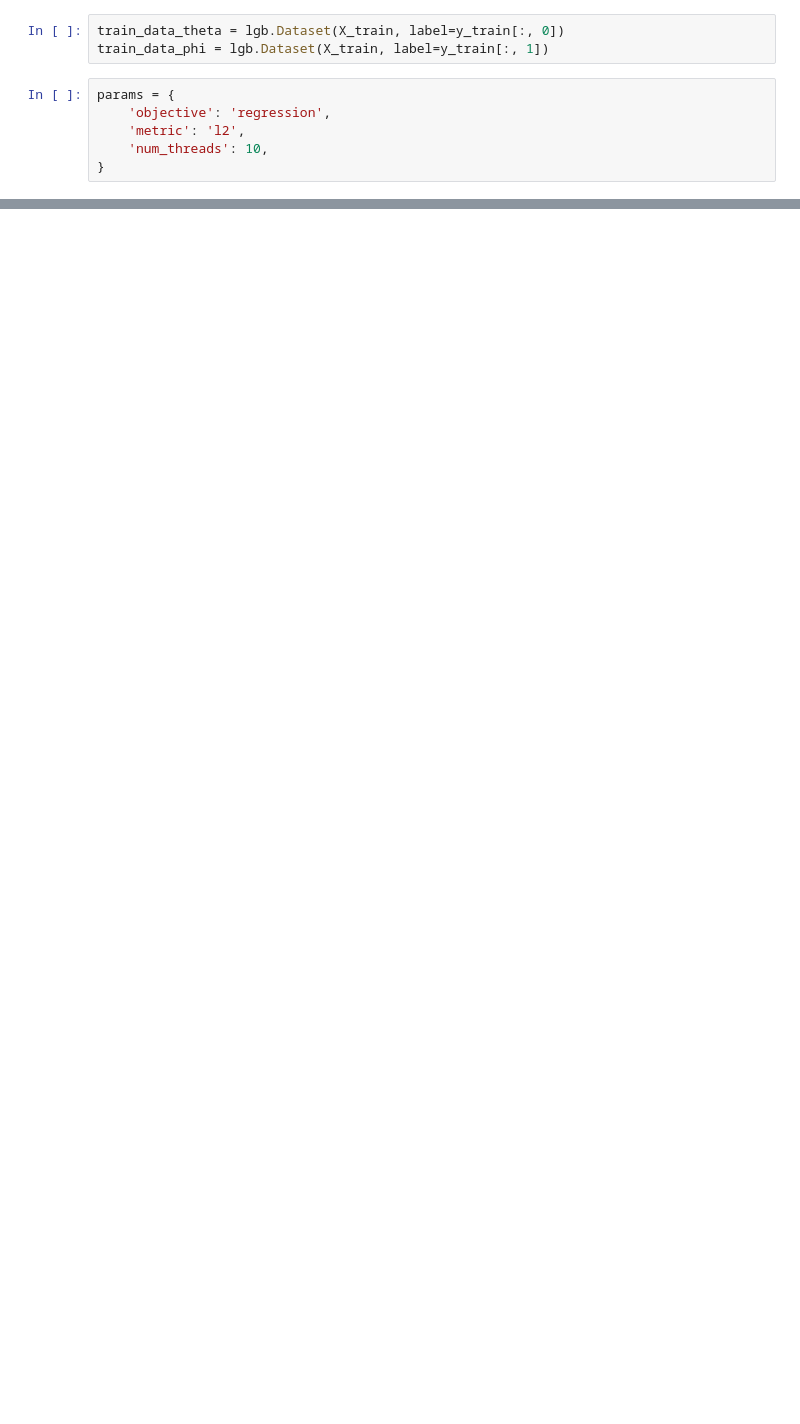
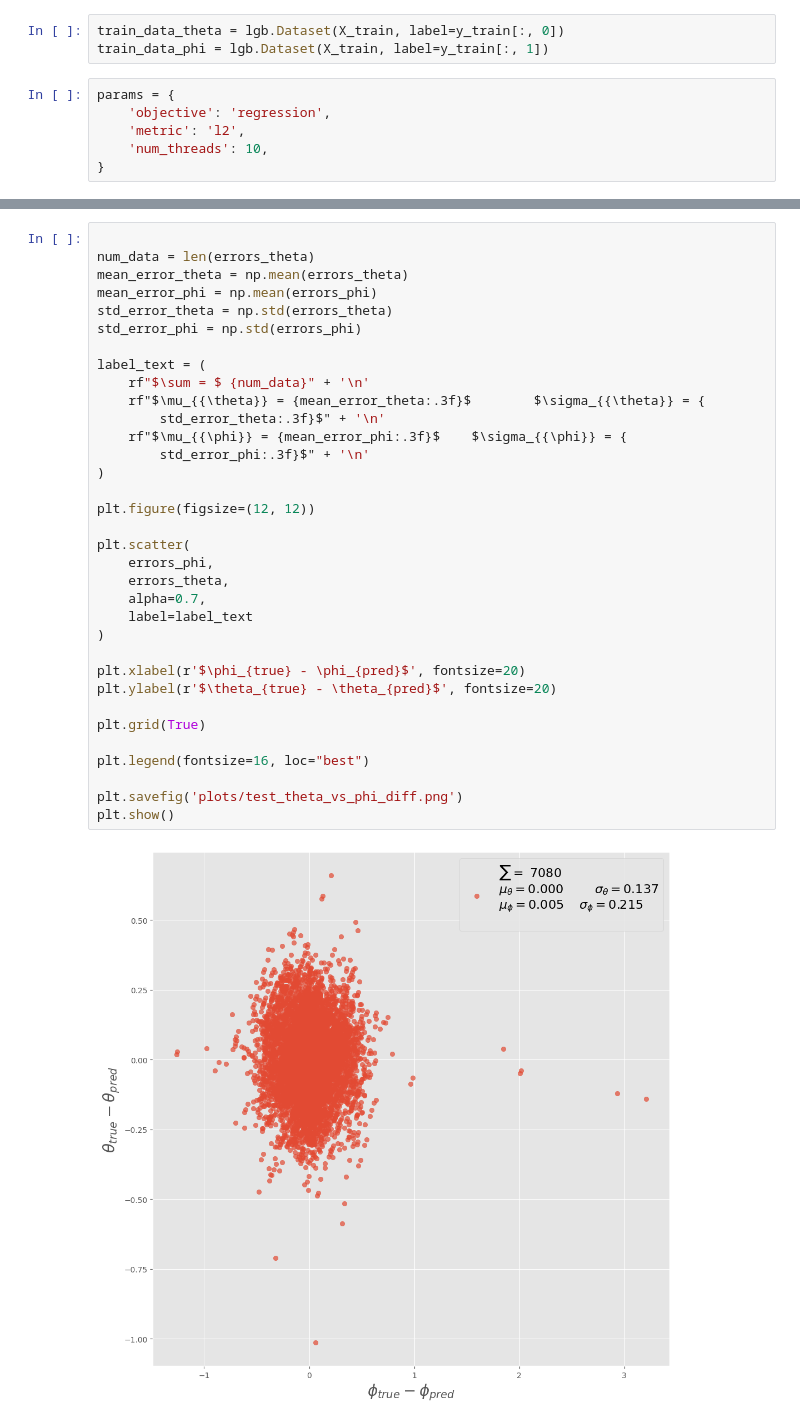
Before and after one commit to matalhim/EAS, a Jupyter notebook: direction/test.ipynb, the cells around one changed output, grey strips where cells are left out. Drawn from its saved outputs; the diff is of its cells as text; blank space fills up the shorter version.

```diff
--- a/direction/test.ipynb
+++ b/direction/test.ipynb
@@ -260,0 +241,36 @@ plt.show()
+# %%
+
+num_data = len(errors_theta)
+mean_error_theta = np.mean(errors_theta)
+mean_error_phi = np.mean(errors_phi)
+std_error_theta = np.std(errors_theta)
+std_error_phi = np.std(errors_phi)
+
+label_text = (
+    rf"$\sum = $ {num_data}" + '\n'
+    rf"$\mu_{{\theta}} = {mean_error_theta:.3f}$        $\sigma_{{\theta}} = {
+        std_error_theta:.3f}$" + '\n'
+    rf"$\mu_{{\phi}} = {mean_error_phi:.3f}$    $\sigma_{{\phi}} = {
+        std_error_phi:.3f}$" + '\n'
+)
+
+plt.figure(figsize=(12, 12))
+
+plt.scatter(
+    errors_phi,
+    errors_theta,
+    alpha=0.7,
+    label=label_text
+)
+
+plt.xlabel(r'$\phi_{true} - \phi_{pred}$', fontsize=20)
+plt.ylabel(r'$\theta_{true} - \theta_{pred}$', fontsize=20)
+
+plt.grid(True)
+
+plt.legend(fontsize=16, loc="best")
+
+plt.savefig('plots/test_theta_vs_phi_diff.png')
+plt.show()
+# %% [output]
+[figure, added]
```
Also changed, not shown: parts of 13 cells of this notebook.
